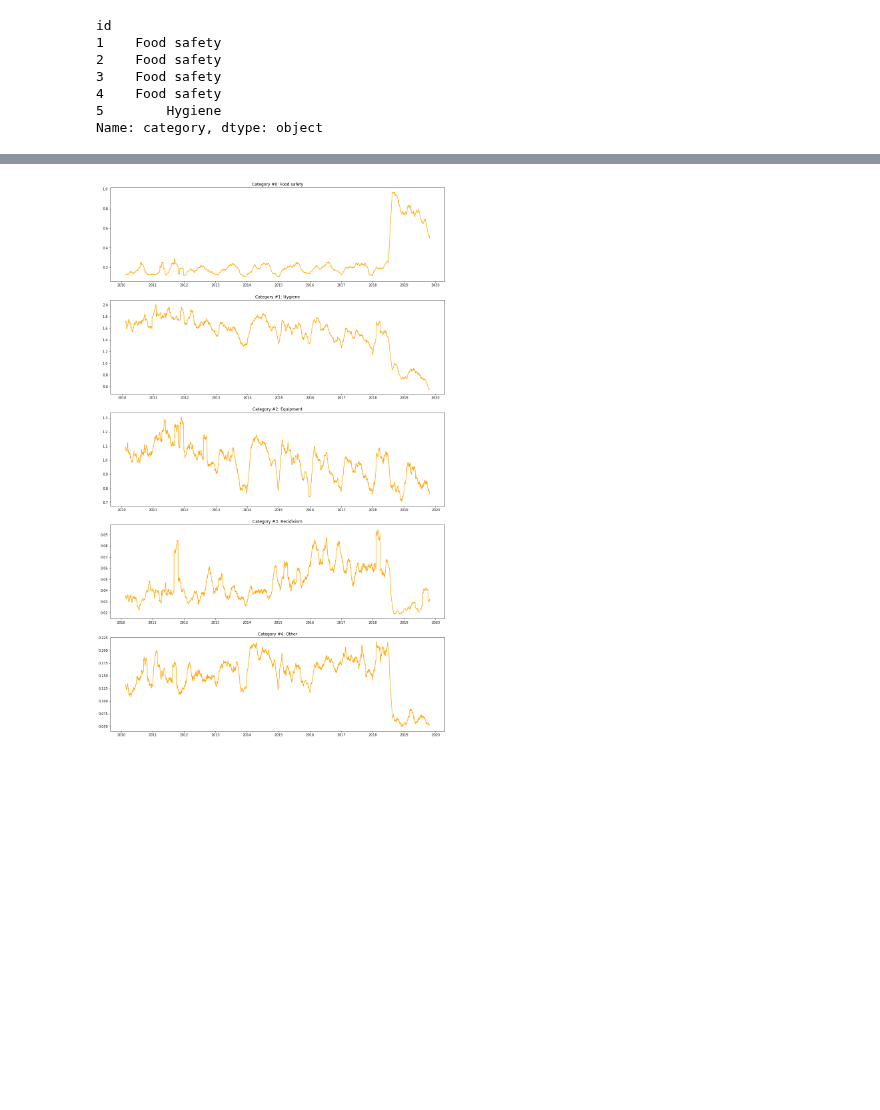
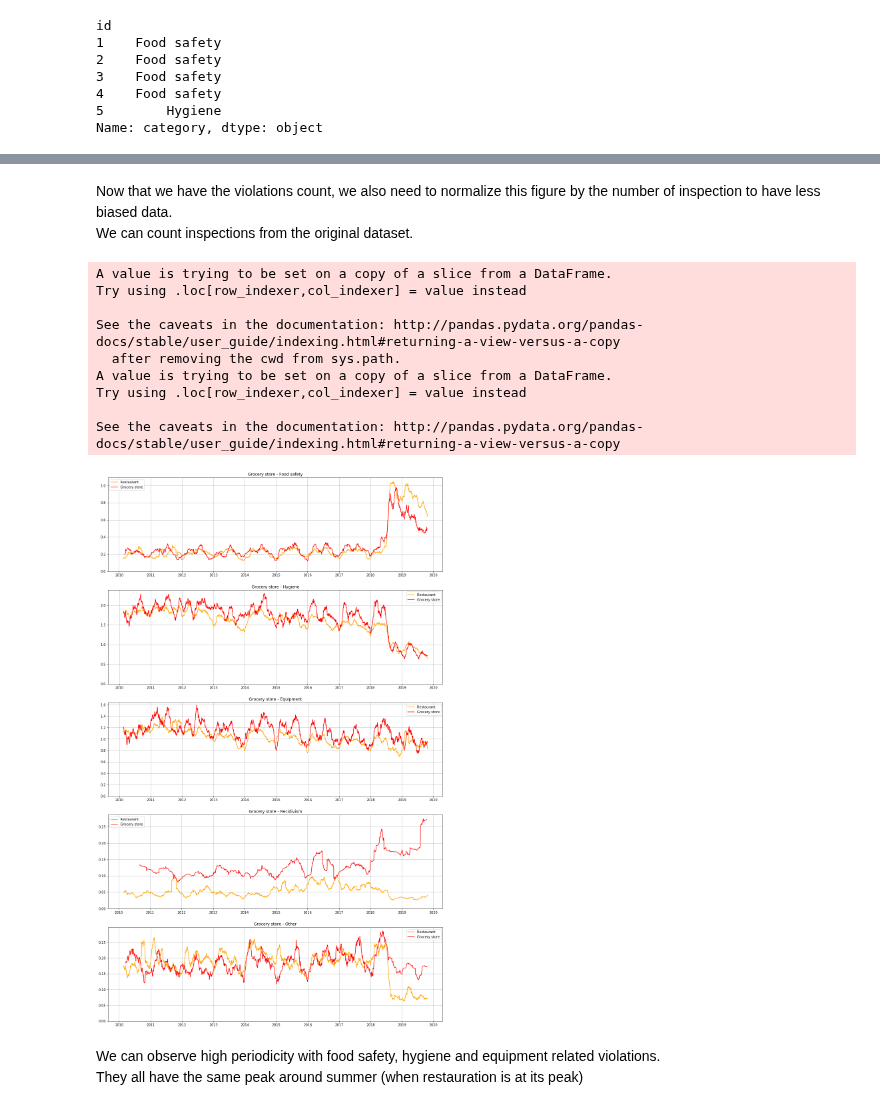
Before and after one commit to VodopaDev/CS401-Chicago-Crime-Analysis, a Jupyter notebook: violations_periodicity.ipynb, the cells around one changed output, grey strips where cells are left out. Saved outputs shown, nothing was run; the diff lists cells and outputs as text; code cells hidden in the pictures; blank space fills up the shorter version.

Commit message:
Violations frequency per category and facility type

```diff
--- a/violations_periodicity.ipynb
+++ b/violations_periodicity.ipynb
@@ -69,7 +33,6 @@ Name: category, dtype: object
+# %%
+inspections = pd.read_parquet('resources/food-inspections-cleaned.parquet').rename(columns={'Inspection Date': 'date'})
 # %%
 categorized_violations = pd.read_parquet('resources/violations_oriented.parquet').rename(columns={'Violation ID': 'id', 'Inspection Date': 'date'})
 categorized_violations.index = categorized_violations.date
 categorized_violations['category'] = categorized_violations.id.map(lambda x: violation_category_mapping.get(x))
-categorized_violations = categorized_violations[['category']]
-categorized_violations['v_count'] = 1
-categorized_violations = categorized_violations.groupby(by=['date', 'category']).sum()
@@ -100,5 +38,0 @@ inspections_per_day.head()
-# %%
-normalized_violation_rate = categorized_violations.join(inspections_per_day)
-normalized_violation_rate['rate'] = normalized_violation_rate.v_count / normalized_violation_rate.i_count
-normalized_violation_rate = normalized_violation_rate[['rate']].reset_index()
-normalized_violation_rate.head()
@@ -111,0 +39,16 @@ normalized_violation_rate.head()
+# %%
+def daily_category_rate_by_facility(facility_type):
+    filtered_violations = categorized_violations[categorized_violations['Facility Type'] == facility_type]
+    categorized_violations_per_day = filtered_violations[['category']]
+    categorized_violations_per_day['v_count'] = 1
+    categorized_violations_per_day = categorized_violations_per_day.groupby(by=['date', 'category']).sum()
+
+    inspections_per_day = inspections[inspections['Facility Type'] == facility_type]
+    inspections_per_day['i_count'] = 1
+    inspections_per_day = inspections_per_day[['date', 'i_count']]
+    inspections_per_day = inspections_per_day.groupby(by='date').sum()
+
+    normalized_violation_rate = categorized_violations_per_day.join(inspections_per_day)
+    normalized_violation_rate['rate'] = normalized_violation_rate.v_count / normalized_violation_rate.i_count
+    normalized_violation_rate = normalized_violation_rate[['rate']].reset_index()
+    return normalized_violation_rate
@@ -112,11 +80,35 @@ normalized_violation_rate.head()
+# %% [markdown]
+Now that we have the violations count, we also need to normalize this figure by the number of inspection to have less biased data.
+We can count inspections from the original dataset.
 # %%
+facility_types = ['Restaurant', 'Grocery store']
+colors = ['orange', 'red']
 fig, axs = plt.subplots(len(violation_categories), 1, figsize=(18,30))
 
+for j, f_type in enumerate(facility_types):
+    facility_rate = daily_category_rate_by_facility(f_type)
+    for i, v_cat in enumerate(violation_categories):
+        filtered = facility_rate[facility_rate.category == v_cat]
+        rolling_mean = filtered.rate.rolling(window=30).mean()
+        axs[i].set_title('{} - {}'.format(f_type, v_cat))
+        axs[i].plot(filtered['date'].values, rolling_mean, colors[j])
+
+
 for i, v_cat in enumerate(violation_categories):
-    filtered = normalized_violation_rate[normalized_violation_rate.category == v_cat]
-    rolling_mean = filtered.rate.rolling(window=30).mean()
-    axs[i].set_title('Category #{}: {}'.format(i, v_cat))
-
-    axs[i].plot(filtered['date'].values, rolling_mean, 'orange')
+    axs[i].legend(facility_types)
+    axs[i].grid()
+    axs[i].set_ylim(bottom=0)
 # %% [output]
+A value is trying to be set on a copy of a slice from a DataFrame.
+Try using .loc[row_indexer,col_indexer] = value instead
+
+See the caveats in the documentation: http://pandas.pydata.org/pandas-docs/stable/user_guide/indexing.html#returning-a-view-versus-a-copy
+  after removing the cwd from sys.path.
+A value is trying to be set on a copy of a slice from a DataFrame.
+Try using .loc[row_indexer,col_indexer] = value instead
+
+See the caveats in the documentation: http://pandas.pydata.org/pandas-docs/stable/user_guide/indexing.html#returning-a-view-versus-a-copy
-[figure, old version]
+[figure, new version]
+# %% [markdown]
+We can observe high periodicity with food safety, hygiene and equipment related violations.
+They all have the same peak around summer (when restauration is at its peak)
```
Also changed, not shown: parts of 14 cells of this notebook.
